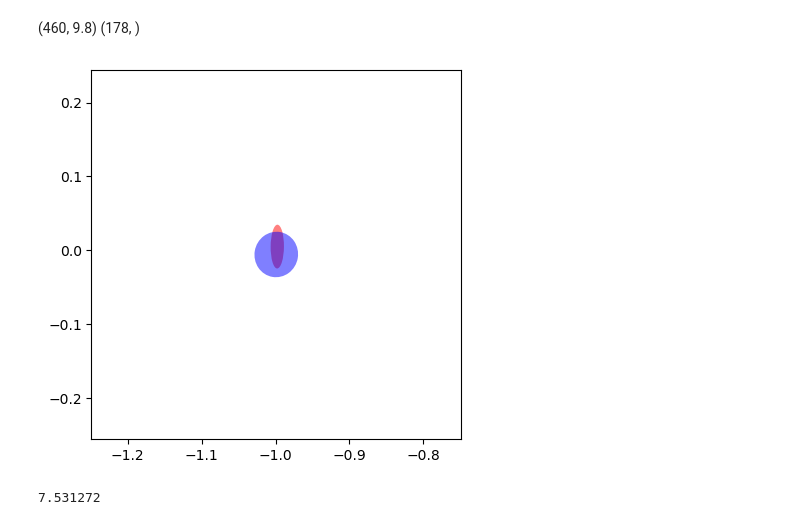
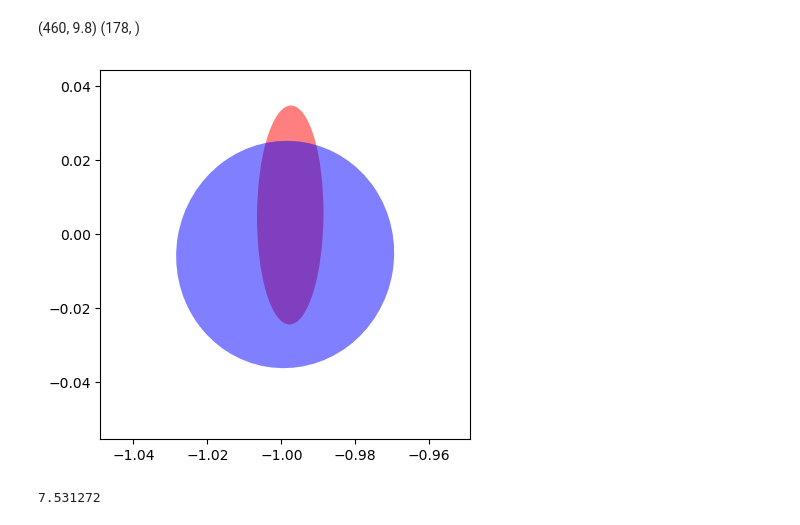
Before and after one commit to draeloslab/AdaptiveLatents, a Jupyter notebook: scripts/debug jax/run_example.ipynb, the cells around one changed output. Cells and saved outputs as stored; diff of their text form; code cells hidden in the pictures.

```diff
--- a/scripts/debug jax/run_example.ipynb
+++ b/scripts/debug jax/run_example.ipynb
@@ -293,19 +300,19 @@ print(gpu_line[first_divergence_index])
 # %%
 %matplotlib inline
 fig, ax = plt.subplots()
 i = -300
 m = 5
 
 for k in [0,1]:
     L = brs[k].L_history[i,m,...]
     mu = brs[k].mu_history[i,m,:]
     al.plotting_functions.add_2d_bubble(ax, L, mu, 3, alpha=.5, facecolor=["red", 'blue'][k])
 
-ax.set_xlim(mu[0] + np.array([-1,1])*.25)
-ax.set_ylim(mu[1] + np.array([-1,1])*.25)
+ax.set_xlim(mu[0] + np.array([-1,1])*.05)
+ax.set_ylim(mu[1] + np.array([-1,1])*.05)
 ax.axis('scaled');
 # %% [output]
-[figure, old version]
+[figure, new version]
 # %%
 fig,ax = plt.subplots()
 i=50
```
Also changed, not shown: parts of 5 cells of this notebook, 12 other files.
